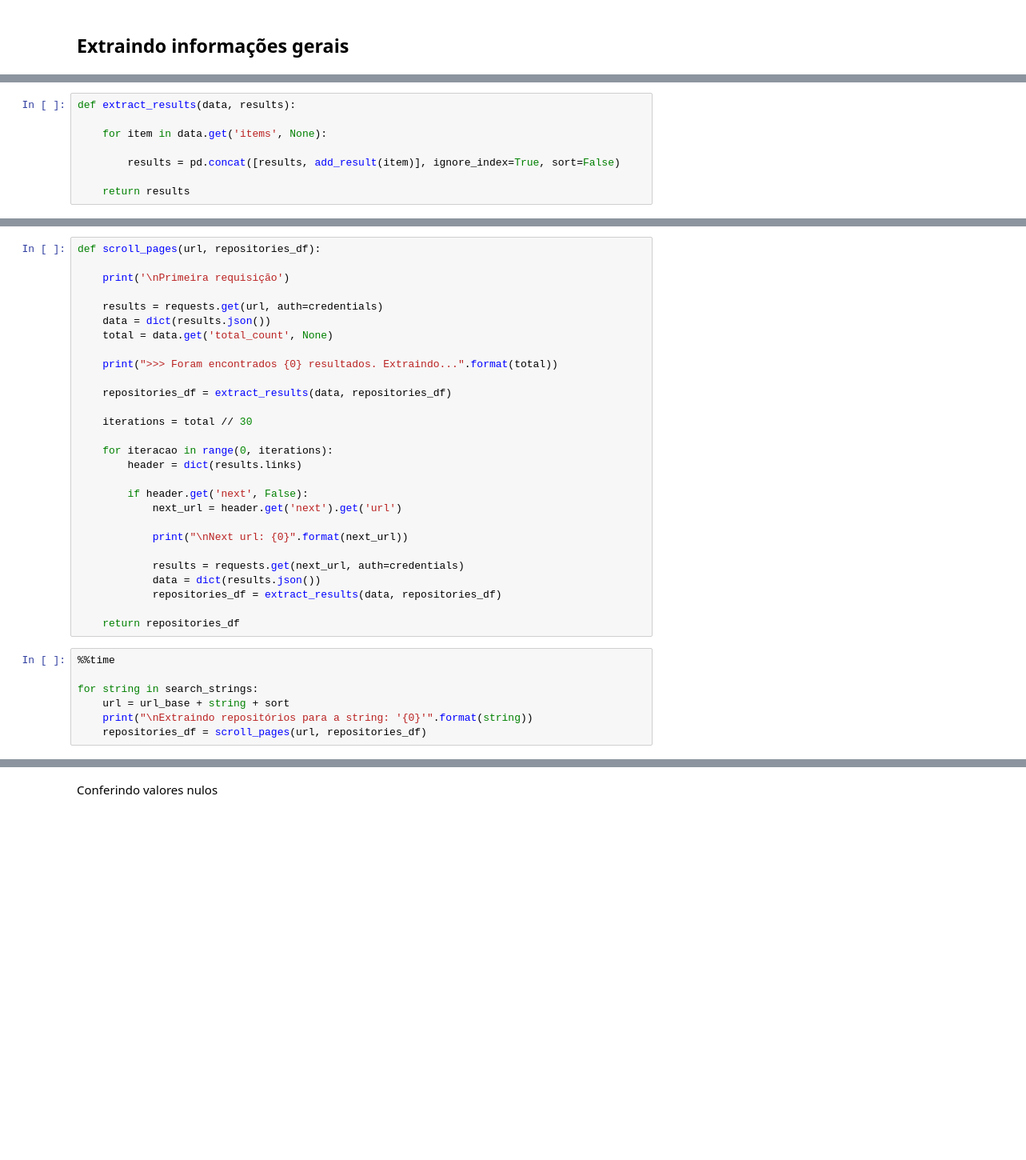
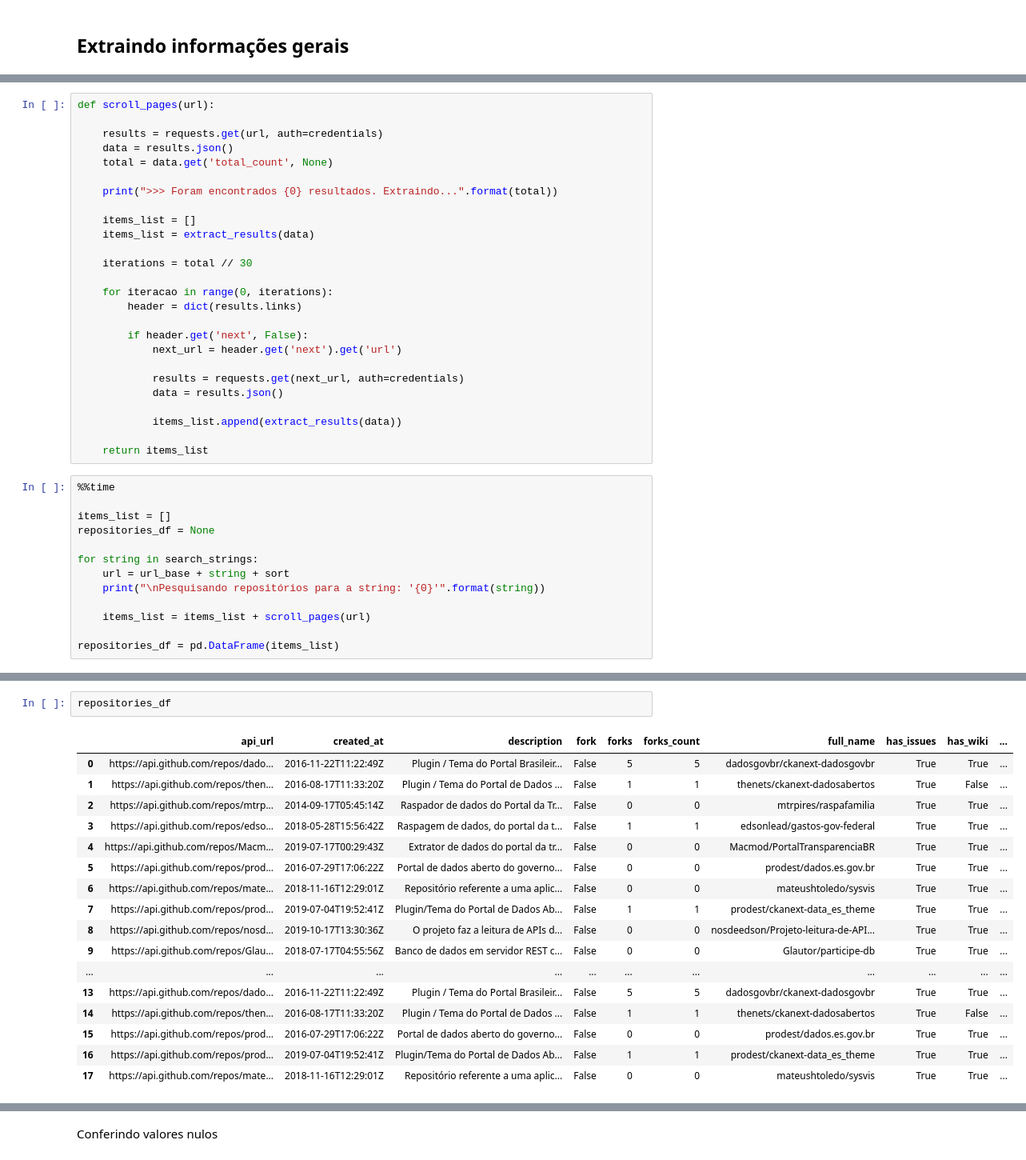
Before and after one commit to Lorenaps/caracterizacao-dados-abertos-gov, a Jupyter notebook: extraction/repositorios_github.ipynb, the cells around one changed output, grey strips where cells are left out. Shown: that part at 80% size. Drawn from its saved outputs; the diff is of its cells as text; blank space fills up the shorter version.

```diff
--- a/extraction/repositorios_github.ipynb
+++ b/extraction/repositorios_github.ipynb
@@ -125,8 +114,0 @@ def add_result(item):
-# %%
-def extract_results(data, results):
-
-    for item in data.get('items', None):
-
-        results = pd.concat([results, add_result(item)], ignore_index=True, sort=False)
-
-    return results
@@ -157,15 +115,14 @@ repositories_df = pd.DataFrame(columns=['id',
 # %%
-def scroll_pages(url, repositories_df):
-
-    print('\nPrimeira requisição')
+def scroll_pages(url):
 
     results = requests.get(url, auth=credentials)
-    data = dict(results.json())
+    data = results.json()
     total = data.get('total_count', None)
 
     print(">>> Foram encontrados {0} resultados. Extraindo...".format(total))
 
-    repositories_df = extract_results(data, repositories_df)
+    items_list = []
+    items_list = extract_results(data)
 
     iterations = total // 30
 
@@ -175,17 +132,22 @@ def scroll_pages(url, repositories_df):
         if header.get('next', False):
             next_url = header.get('next').get('url')
 
-            print("\nNext url: {0}".format(next_url))
+            results = requests.get(next_url, auth=credentials)
+            data = results.json()
 
-            results = requests.get(next_url, auth=credentials)
-            data = dict(results.json())
-            repositories_df = extract_results(data, repositories_df)
+            items_list.append(extract_results(data))
 
-    return repositories_df
+    return items_list
 # %%
 %%time
 
+items_list = []
+repositories_df = None
+
 for string in search_strings:
     url = url_base + string + sort
-    print("\nExtraindo repositórios para a string: '{0}'".format(string))
-    repositories_df = scroll_pages(url, repositories_df)
+    print("\nPesquisando repositórios para a string: '{0}'".format(string))
+
+    items_list = items_list + scroll_pages(url)
+
+repositories_df = pd.DataFrame(items_list)
@@ -193,0 +180,20 @@ repositories_df.describe()
+# %%
+repositories_df
+# %% [output]
+|  | api_url | created_at | description | fork | forks | forks_count | full_name | has_issues | has_wiki | ... |
+| 0 | https://api.github.com/repos/dado... | 2016-11-22T11:22:49Z | Plugin / Tema do Portal Brasileir... | False | 5 | 5 | dadosgovbr/ckanext-dadosgovbr | True | True | ... |
+| 1 | https://api.github.com/repos/then... | 2016-08-17T11:33:20Z | Plugin / Tema do Portal de Dados ... | False | 1 | 1 | thenets/ckanext-dadosabertos | True | False | ... |
+| 2 | https://api.github.com/repos/mtrp... | 2014-09-17T05:45:14Z | Raspador de dados do Portal da Tr... | False | 0 | 0 | mtrpires/raspafamilia | True | True | ... |
+| 3 | https://api.github.com/repos/edso... | 2018-05-28T15:56:42Z | Raspagem de dados, do portal da t... | False | 1 | 1 | edsonlead/gastos-gov-federal | True | True | ... |
+| 4 | https://api.github.com/repos/Macm... | 2019-07-17T00:29:43Z | Extrator de dados do portal da tr... | False | 0 | 0 | Macmod/PortalTransparenciaBR | True | True | ... |
+| 5 | https://api.github.com/repos/prod... | 2016-07-29T17:06:22Z | Portal de dados aberto do governo... | False | 0 | 0 | prodest/dados.es.gov.br | True | True | ... |
+| 6 | https://api.github.com/repos/mate... | 2018-11-16T12:29:01Z | Repositório referente a uma aplic... | False | 0 | 0 | mateushtoledo/sysvis | True | True | ... |
+| 7 | https://api.github.com/repos/prod... | 2019-07-04T19:52:41Z | Plugin/Tema do Portal de Dados Ab... | False | 1 | 1 | prodest/ckanext-data_es_theme | True | True | ... |
+| 8 | https://api.github.com/repos/nosd... | 2019-10-17T13:30:36Z | O projeto faz a leitura de APIs d... | False | 0 | 0 | nosdeedson/Projeto-leitura-de-API... | True | True | ... |
+| 9 | https://api.github.com/repos/Glau... | 2018-07-17T04:55:56Z | Banco de dados em servidor REST c... | False | 0 | 0 | Glautor/participe-db | True | True | ... |
+| ... | ... | ... | ... | ... | ... | ... | ... | ... | ... | ... |
+| 13 | https://api.github.com/repos/dado... | 2016-11-22T11:22:49Z | Plugin / Tema do Portal Brasileir... | False | 5 | 5 | dadosgovbr/ckanext-dadosgovbr | True | True | ... |
+| 14 | https://api.github.com/repos/then... | 2016-08-17T11:33:20Z | Plugin / Tema do Portal de Dados ... | False | 1 | 1 | thenets/ckanext-dadosabertos | True | False | ... |
+| 15 | https://api.github.com/repos/prod... | 2016-07-29T17:06:22Z | Portal de dados aberto do governo... | False | 0 | 0 | prodest/dados.es.gov.br | True | True | ... |
+| 16 | https://api.github.com/repos/prod... | 2019-07-04T19:52:41Z | Plugin/Tema do Portal de Dados Ab... | False | 1 | 1 | prodest/ckanext-data_es_theme | True | True | ... |
+| 17 | https://api.github.com/repos/mate... | 2018-11-16T12:29:01Z | Repositório referente a uma aplic... | False | 0 | 0 | mateushtoledo/sysvis | True | True | ... |
```
Also changed, not shown: parts of 15 cells of this notebook.
